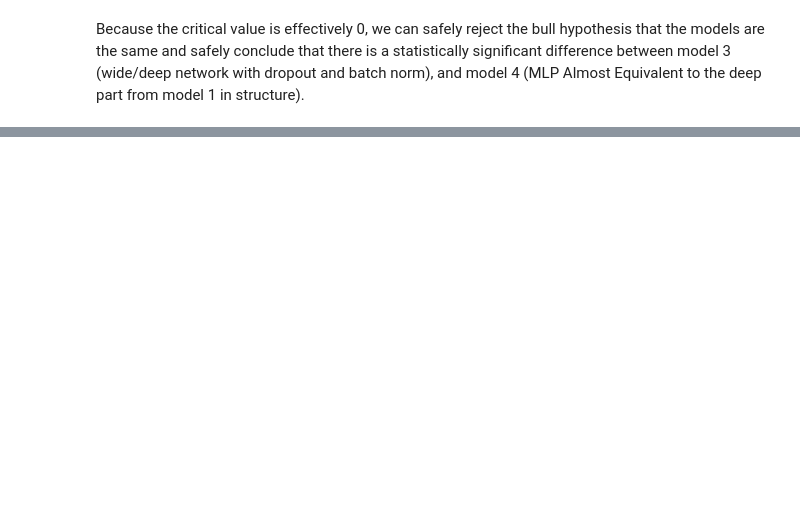
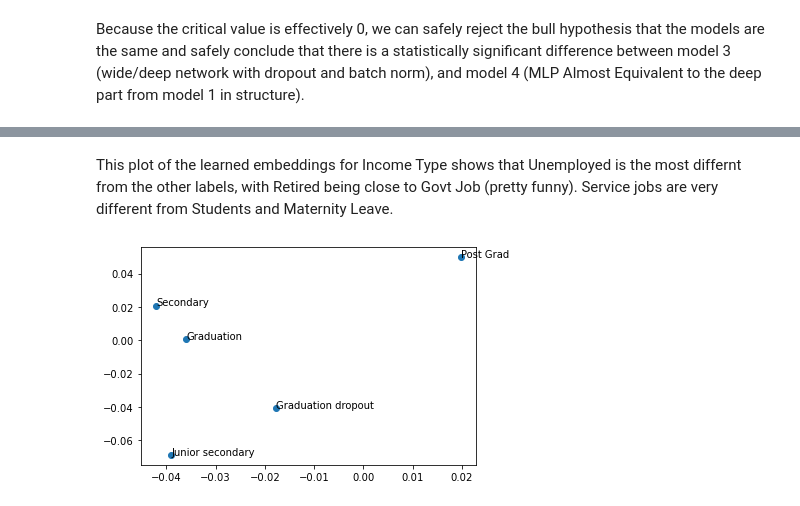
Before and after one commit to saakethkoka/ML-Lab5, a Jupyter notebook: main.ipynb, the cells around one changed output, grey strips where cells are left out. Saved outputs shown, nothing was run; the diff lists cells and outputs as text; code cells hidden in the pictures; blank space fills up the shorter version.

```diff
--- a/main.ipynb
+++ b/main.ipynb
@@ -903,0 +909,13 @@ House_Own = model3.weights[7].numpy()
+# %% [markdown]
+This plot of the learned embeddings for Income Type shows that Unemployed is the most differnt from the other labels, with Retired being close to Govt Job (pretty funny). Service jobs are very different from Students and Maternity Leave.
+# %%
+_# Scatter Plot the Loan_Type weights with labels from encoder["Client_Education"]
+
+# inverse transform the weights:
+
+
+plt.scatter(Education[:,0], Education[:,1])
+for i,txt in enumerate(encoders["Client_Education"].classes_):
+    plt.annotate(txt, (Education[i,0], Education[i,1]))
+# %% [output]
+[figure, added]
```
Also changed, not shown: parts of 27 cells of this notebook, 1 other file.
